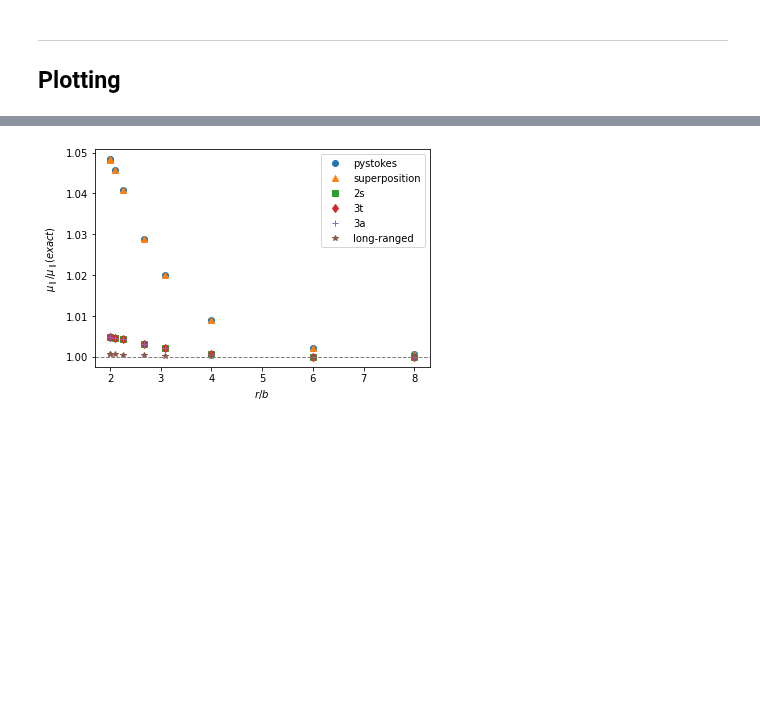
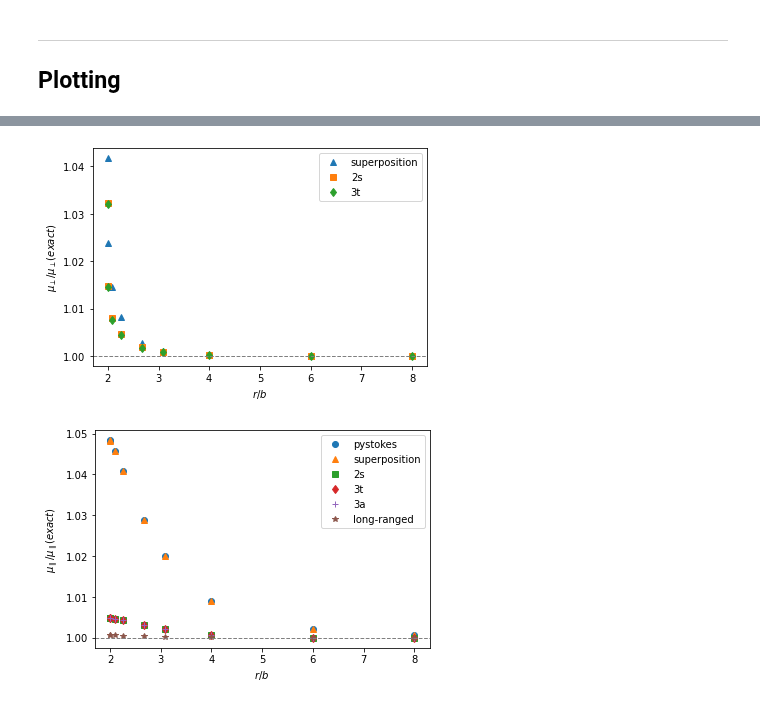
Before and after one commit to rajeshrinet/pystokes, a Jupyter notebook: examples/test-gt/passiveSpheres/2particlesLadd.ipynb, the cells around one changed output, grey strips where cells are left out. Drawn from its saved outputs; the diff is of its cells as text; code cells hidden in the pictures; blank space fills up the shorter version.

```diff
--- a/examples/test-gt/passiveSpheres/2particlesLadd.ipynb
+++ b/examples/test-gt/passiveSpheres/2particlesLadd.ipynb
@@ -503,3 +517,18 @@ ________________
+# %%
+#plt.figure(figsize=(15,4))
+#plt.plot(rb, pstk_muPerp/muPerp, label='pystokes', marker='o', linestyle="None")
+plt.plot(rb, sp_muPerp/muPerp, label='superposition', marker='^', linestyle="None")
+plt.plot(rb, _2s_muPerp/muPerp, label='2s', marker='s', linestyle="None")
+plt.plot(rb, _3t_muPerp/muPerp, label='3t', marker='d', linestyle="None")
+#plt.plot(rb, _3a_muPerp/muPerp, label='3a', marker='+', linestyle="None")
+#plt.plot(rb, lr_muPerp/muPerp, label='long-ranged', marker='*', linestyle="None")
+plt.axhline(y=1., color='grey', linestyle='--', linewidth=1)
+plt.xlabel('$r/b$')
+plt.ylabel('$\mu_\perp/\mu_\perp(exact)$')
+plt.legend()
+plt.show()
+# %% [output]
+[figure, added]
 # %%
 plt.plot(rb, pstk_muPara/muPara, label='pystokes', marker='o', linestyle="None")
 plt.plot(rb, sp_muPara/muPara, label='superposition', marker='^', linestyle="None")
```
Also changed, not shown: parts of 3 cells of this notebook, 12 other files.
